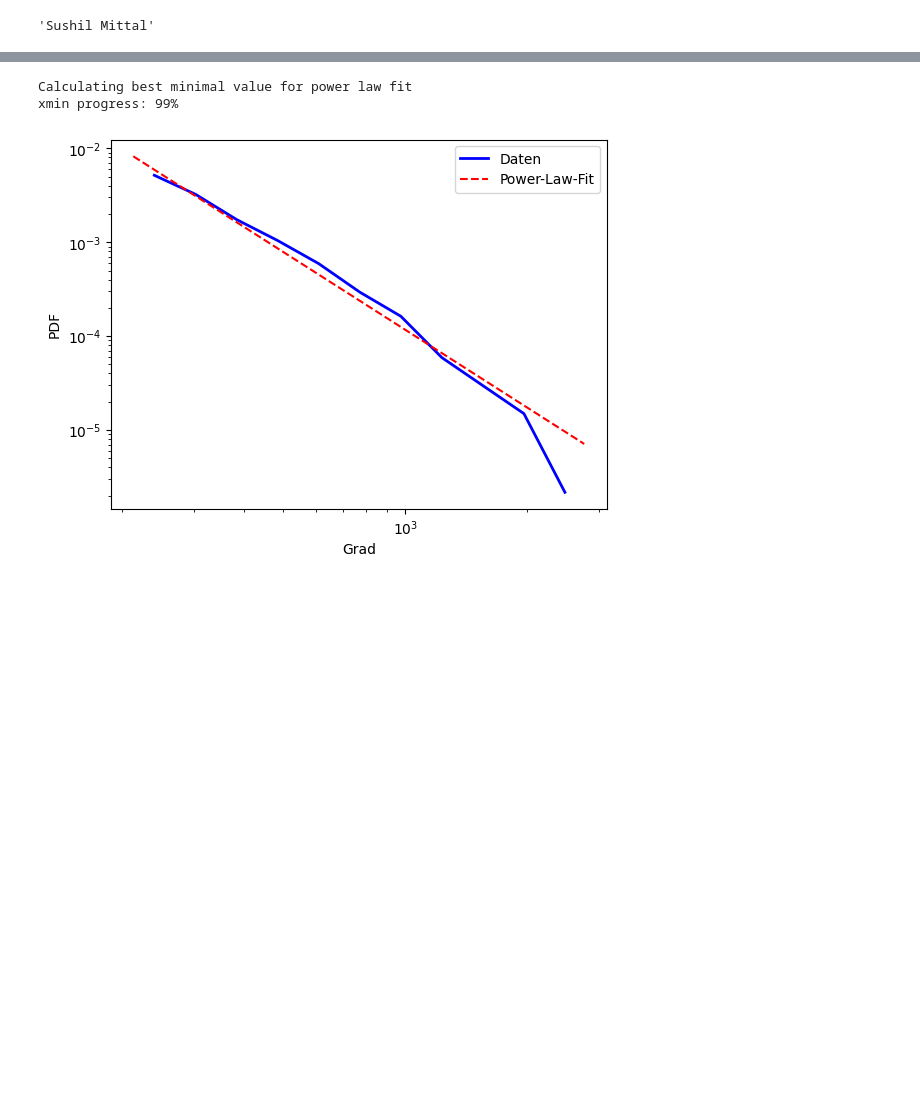
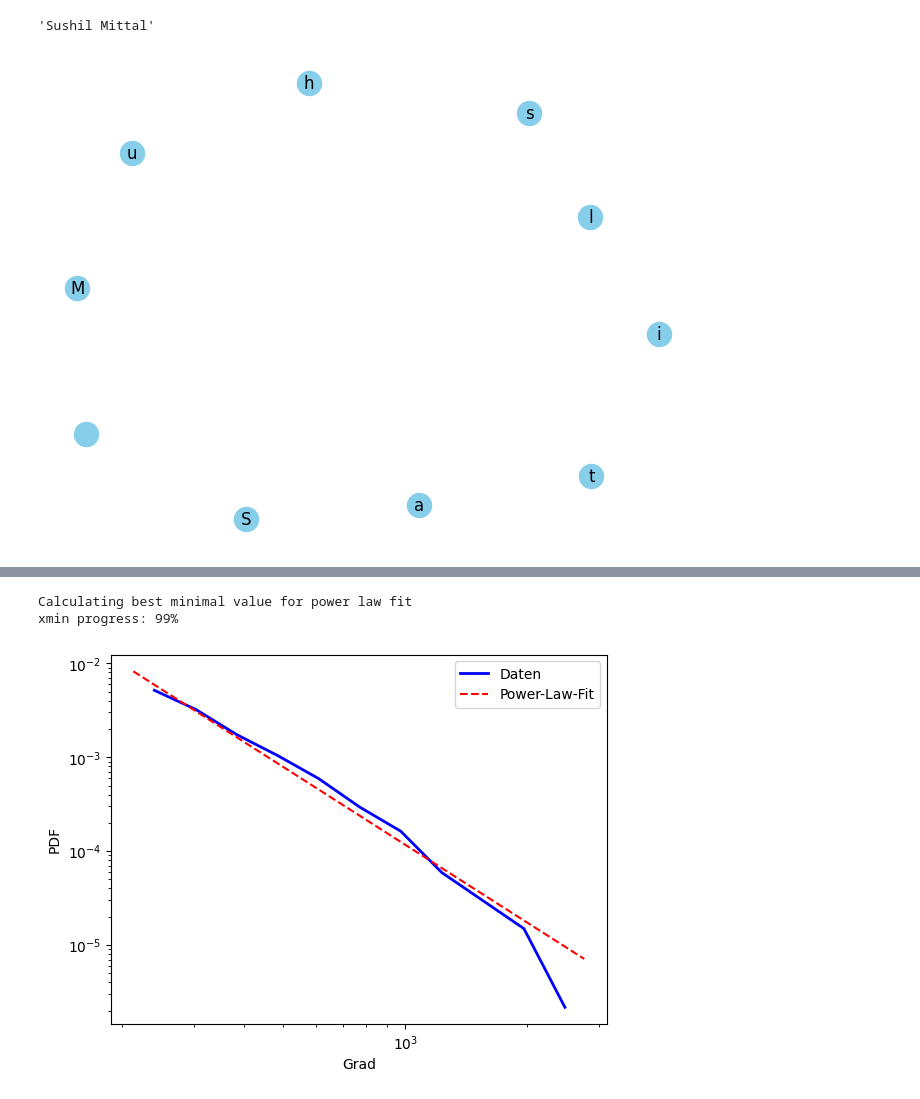
Before and after one commit to Maroo123/Ba_Arbeit, a Jupyter notebook: Power-law.ipynb, the cells around one changed output, grey strips where cells are left out. Cells and saved outputs as stored; diff of their text form; code cells hidden in the pictures; blank space fills up the shorter version.

```diff
--- a/Power-law.ipynb
+++ b/Power-law.ipynb
@@ -709,6 +1549,58 @@ selected_authors=selected_authors[0]
 selected_authors
 # %% [output]
 'Sushil Mittal'
+# %%
+import pandas as pd
+import networkx as nx
+import matplotlib.pyplot as plt
+
+# Erstellen eines DataFrame aus Ihren Daten (wie zuvor definiert)
+
+# Rekursive Funktion, um Verbindungen im Netzwerk hinzuzufügen
+def add_connections(G, current_author, current_distance, df, visited_keys):
+    if current_distance > 10:  # Maximale Abstandsgrenze
+        return
+
+    # Finde alle Keys, in denen der aktuelle Autor erscheint
+    keys_of_author = df[df['authors'] == current_author]['key'].unique()
+
+    for key in keys_of_author:
+        # Vermeiden Sie die erneute Besuchung des gleichen Keys
+        if key in visited_keys:
+            continue
+        visited_keys.add(key)
+
+        # Finde alle Autoren im aktuellen Key
+        authors_in_key = df[df['key'] == key]['authors'].unique()
+
+        for author in authors_in_key:
+            if author != current_author:
+                if not G.has_node(author):
+                    G.add_node(author, label=author)
+                if not G.has_edge(current_author, author):
+                    G.add_edge(current_author, author, weight=current_distance)
+
+                # Rekursiver Aufruf für die nächsten Autoren
+                add_connections(G, author, current_distance + 1, df, visited_keys)
+
+# Erstellen Sie ein Graph-Objekt
+G = nx.Graph()
+
+# Suchen nach einem Autor mit einer Gradverteilung von 10
+selected_authors = df[df['Gradverteilungen_author'] == 10]['authors'].unique()
+selected_authors=selected_authors[0]
+if len(selected_authors) == 0:
+    print("Kein Autor mit einer Gradverteilung von 10 gefunden.")
+    exit()
+
+for selected_author in selected_authors:
+    # Hinzufügen des ausgewählten Autors als Knoten
+    G.add_node(selected_author, label=selected_author, color='red')
+
+    # Starten der rekursiven Funktion
+    add_connections(G, selected_author, 1, df, set())
+# %% [output]
+[figure, added]
 # %%
 from networkx.readwrite import json_graph
 data = json_graph.node_link_data(G)
```
Also changed, not shown: parts of 46 cells of this notebook.
